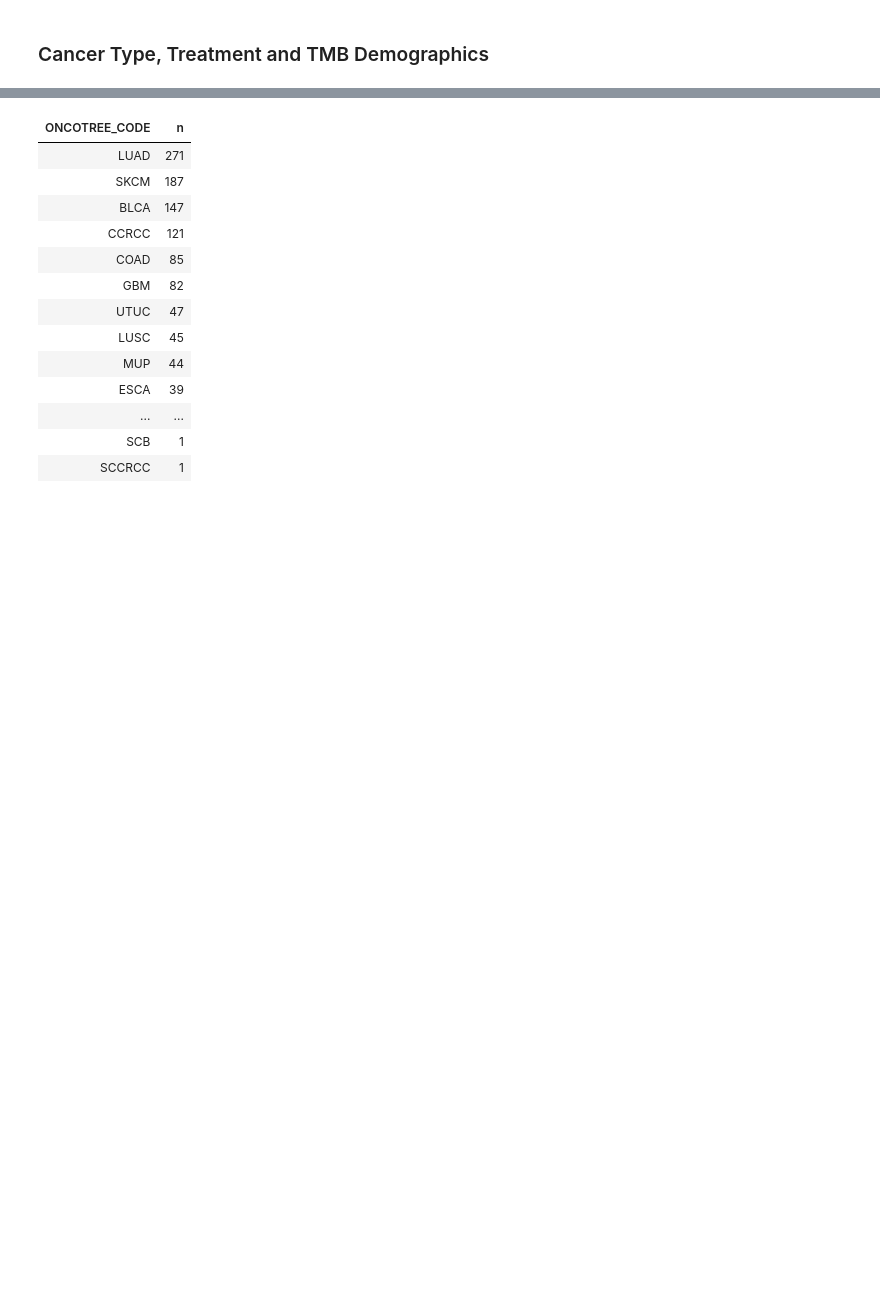
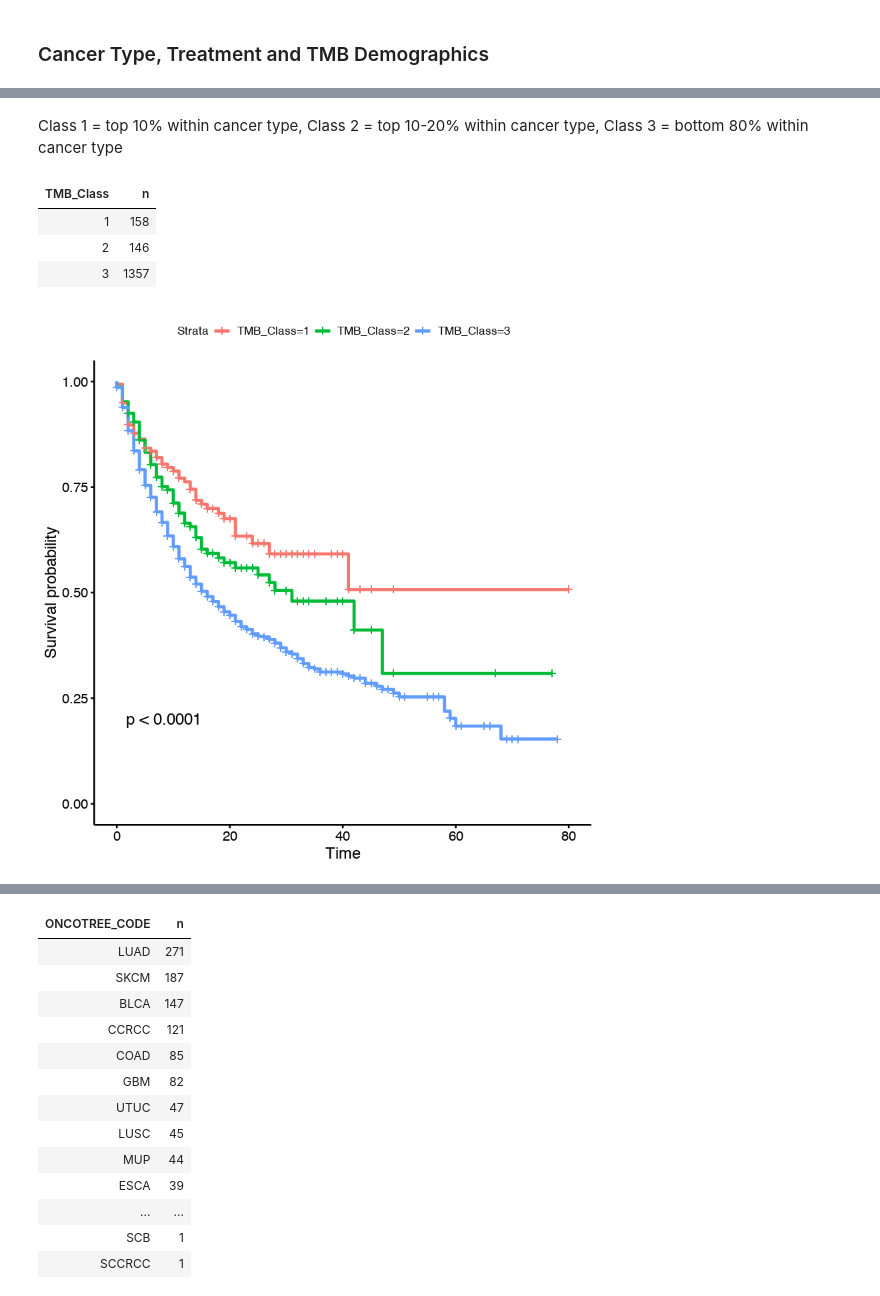
Before and after one commit to cobrbra/ccg, a Jupyter notebook: Code/Resistance.ipynb, the cells around one changed output, grey strips where cells are left out. Cells and saved outputs as stored; diff of their text form; code cells hidden in the pictures; blank space fills up the shorter version.

```diff
--- a/Code/Resistance.ipynb
+++ b/Code/Resistance.ipynb
@@ -209,0 +230,29 @@ patient_sample <- full_join(tmb_patient, tmb_clinical, by = "PATIENT_ID") %>%
+# %%
+tmb_class_data <- tmb_patient %>%
+    full_join(tmb_clinical, by = "PATIENT_ID") %>%
+    group_by(CANCER_TYPE) %>%
+    mutate(TMB_quant_9 = quantile(TMB_SCORE, 0.9)) %>%
+    mutate(TMB_quant_8 = quantile(TMB_SCORE, 0.8)) %>%
+    mutate(TMB_Class = if_else(TMB_SCORE > TMB_quant_9, 1, 3)) %>%
+    mutate(TMB_Class = if_else((TMB_SCORE > TMB_quant_8) & (TMB_SCORE < TMB_quant_9), 2, TMB_Class)) %>%
+    ungroup()
+
+tmb_surv <- tmb_class_data %>%
+    {Surv(time = .$OS_MONTHS, event = (.$OS_STATUS == "DECEASED"))}
+
+fit_tmb <- tmb_class_data %>%
+    {survfit(tmb_surv ~ TMB_Class, data = .)}
+# %% [markdown]
+Class 1 = top 10% within cancer type, Class 2 = top 10-20% within cancer type, Class 3 = bottom 80% within cancer type
+# %%
+tmb_class_data %>%
+    count(TMB_Class)
+# %% [output]
+| TMB_Class | n |
+| 1 | 158 |
+| 2 | 146 |
+| 3 | 1357 |
+# %%
+ggsurvplot(fit_tmb, data = tmb_class_data, pval = TRUE)
+# %% [output]
+[figure, added]
```
Also changed, not shown: parts of 74 cells of this notebook, 5 other files.
